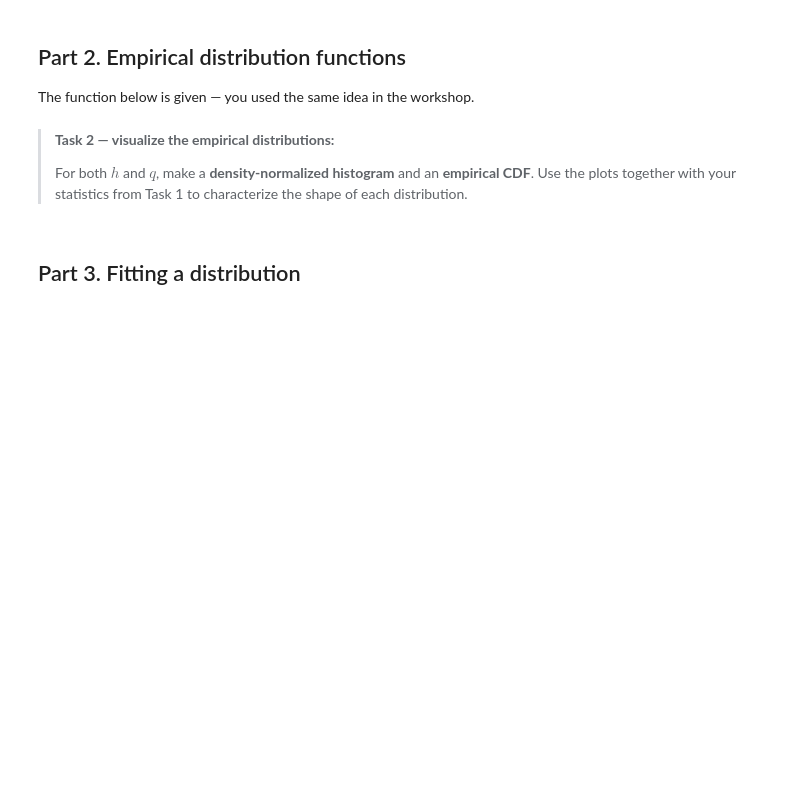
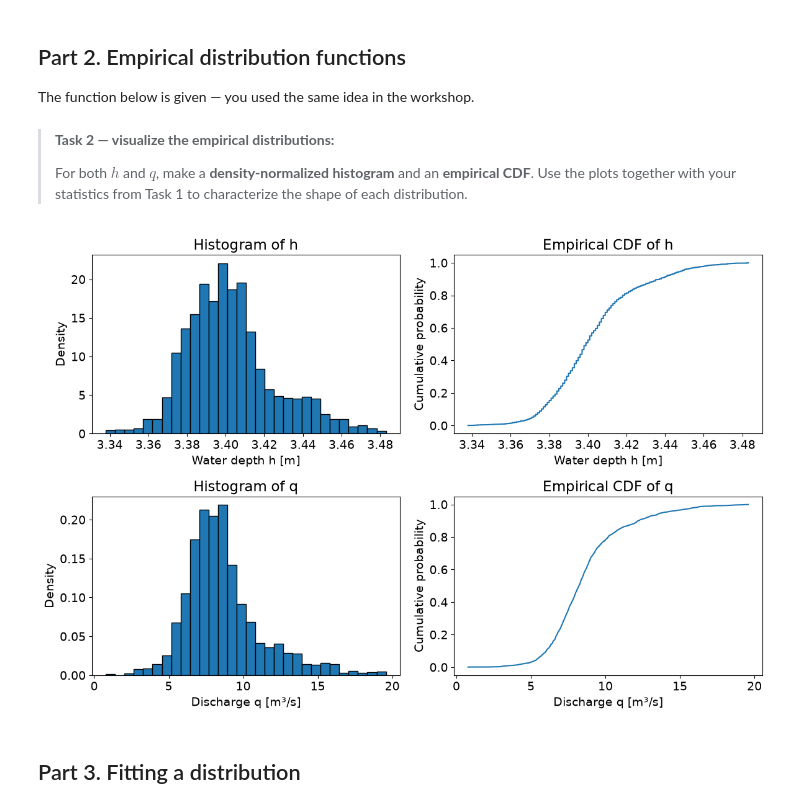
Before and after one commit to NickZhou21/GA1.4, a Jupyter notebook: all_files_GA_1_4/GA_1.4.ipynb, the cells around one changed output. Saved outputs shown, nothing was run; the diff lists cells and outputs as text; code cells hidden in the pictures; blank space fills up the shorter version.

```diff
--- a/all_files_GA_1_4/GA_1.4.ipynb
+++ b/all_files_GA_1_4/GA_1.4.ipynb
@@ -135,6 +135,41 @@ def ecdf(var):
 >
 # %%
 ### YOUR CODE HERE
+# Empirical CDFs
+ecdf_h = ecdf(h)
+ecdf_q = ecdf(q)
+
+# Create plots
+fig, ax = plt.subplots(2, 2, figsize=(12, 8))
+
+# Histogram h
+ax[0, 0].hist(h, bins=30, density=True, edgecolor='black')
+ax[0, 0].set_xlabel('Water depth h [m]')
+ax[0, 0].set_ylabel('Density')
+ax[0, 0].set_title('Histogram of h')
+
+# ECDF h
+ax[0, 1].plot(ecdf_h[1], ecdf_h[0])
+ax[0, 1].set_xlabel('Water depth h [m]')
+ax[0, 1].set_ylabel('Cumulative probability')
+ax[0, 1].set_title('Empirical CDF of h')
+
+# Histogram q
+ax[1, 0].hist(q, bins=30, density=True, edgecolor='black')
+ax[1, 0].set_xlabel('Discharge q [m³/s]')
+ax[1, 0].set_ylabel('Density')
+ax[1, 0].set_title('Histogram of q')
+
+# ECDF q
+ax[1, 1].plot(ecdf_q[1], ecdf_q[0])
+ax[1, 1].set_xlabel('Discharge q [m³/s]')
+ax[1, 1].set_ylabel('Cumulative probability')
+ax[1, 1].set_title('Empirical CDF of q')
+
+plt.tight_layout()
+plt.show()
+# %% [output]
+[figure, added]
 # %% [markdown]
 ## Part 3. Fitting a distribution
 # %% [markdown]
```
